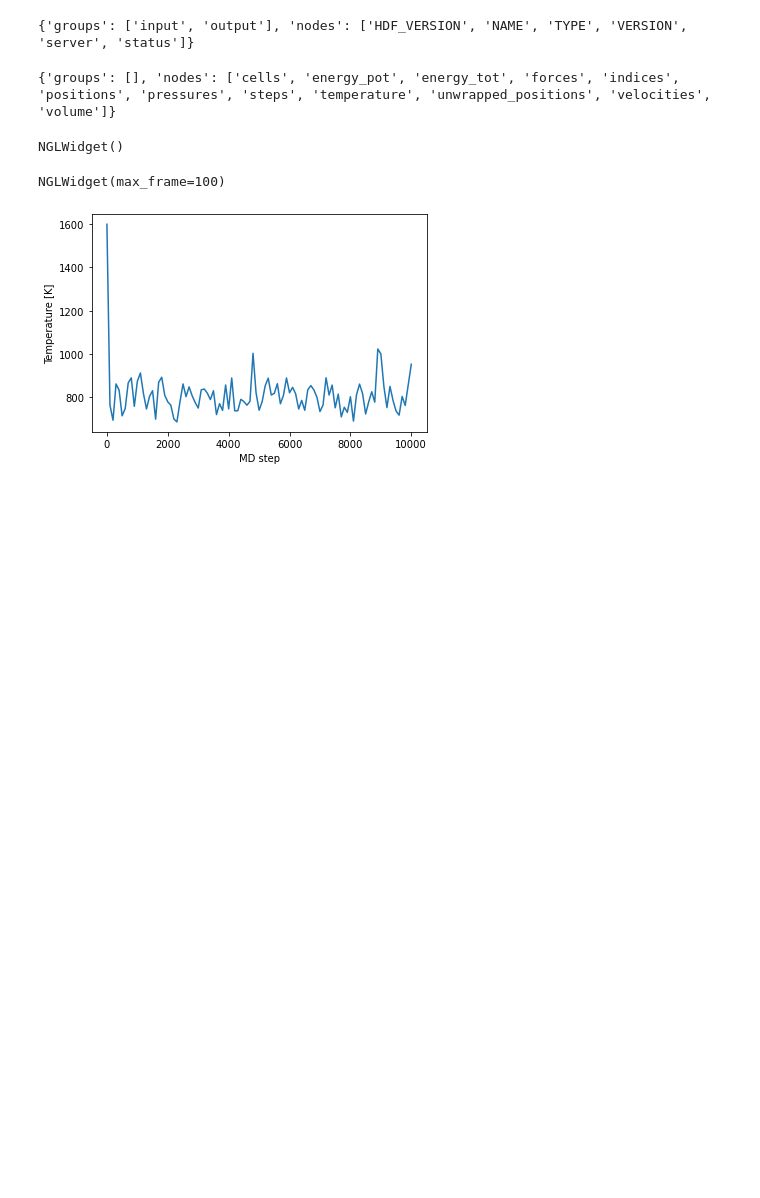
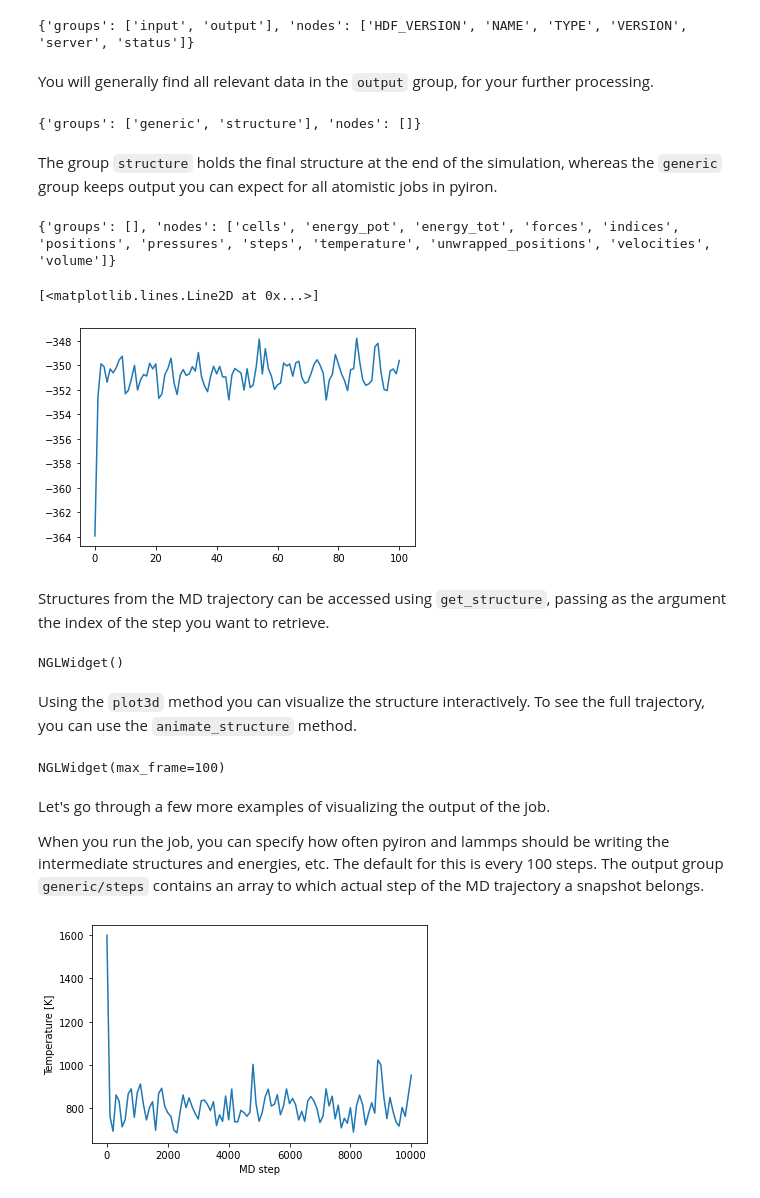
Before and after one commit to pyiron-workshop/potentials-workshop-2022, a Jupyter notebook: introduction/ex_01_introduction_to_pyiron.ipynb, the cells around one changed output. Drawn from its saved outputs; the diff is of its cells as text; code cells hidden in the pictures; blank space fills up the shorter version.

```diff
--- a/introduction/ex_01_introduction_to_pyiron.ipynb
+++ b/introduction/ex_01_introduction_to_pyiron.ipynb
@@ -195,8 +207,23 @@ job_loaded = pr['lammps_job']
 job_loaded
 # %% [output]
 {'groups': ['input', 'output'], 'nodes': ['HDF_VERSION', 'NAME', 'TYPE', 'VERSION', 'server', 'status']}
+# %% [markdown]
+You will generally find all relevant data in the `output` group, for your further processing.
+# %%
+job_loaded["output"]
+# %% [output]
+{'groups': ['generic', 'structure'], 'nodes': []}
+# %% [markdown]
+The group `structure` holds the final structure at the end of the simulation, whereas the `generic` group keeps output you can expect for all atomistic jobs in pyiron.
 # %%
 job_loaded["output/generic"]
 # %% [output]
 {'groups': [], 'nodes': ['cells', 'energy_pot', 'energy_tot', 'forces', 'indices', 'positions', 'pressures', 'steps', 'temperature', 'unwrapped_positions', 'velocities', 'volume']}
+# %%
+plt.plot(job_loaded["output/generic/energy_pot"])
+# %% [output]
+[<matplotlib.lines.Line2D at 0x...>]
+[figure, added]
+# %% [markdown]
+Structures from the MD trajectory can be accessed using `get_structure`, passing as the argument the index of the step you want to retrieve.
 # %%
@@ -204,10 +231,16 @@ final_struct = job_loaded.get_structure(iteration_step=-1)
 final_struct.plot3d()
 # %% [output]
 NGLWidget()
+# %% [markdown]
+Using the `plot3d` method you can visualize the structure interactively.  To see the full trajectory, you can use the `animate_structure` method.
 # %%
 job_loaded.animate_structure()
 # %% [output]
 NGLWidget(max_frame=100)
+# %% [markdown]
+Let's go through a few more examples of visualizing the output of the job.
+
+When you run the job, you can specify how often pyiron and lammps should be writing the intermediate structures and energies, etc. The default for this is every 100 steps.  The output group `generic/steps` contains an array to which actual step of the MD trajectory a snapshot belongs.
 # %%
 temperatures = job_loaded['output/generic/temperature']
 steps = job_loaded['output/generic/steps']
```
Also changed, not shown: parts of 44 cells of this notebook, 1 other file.
